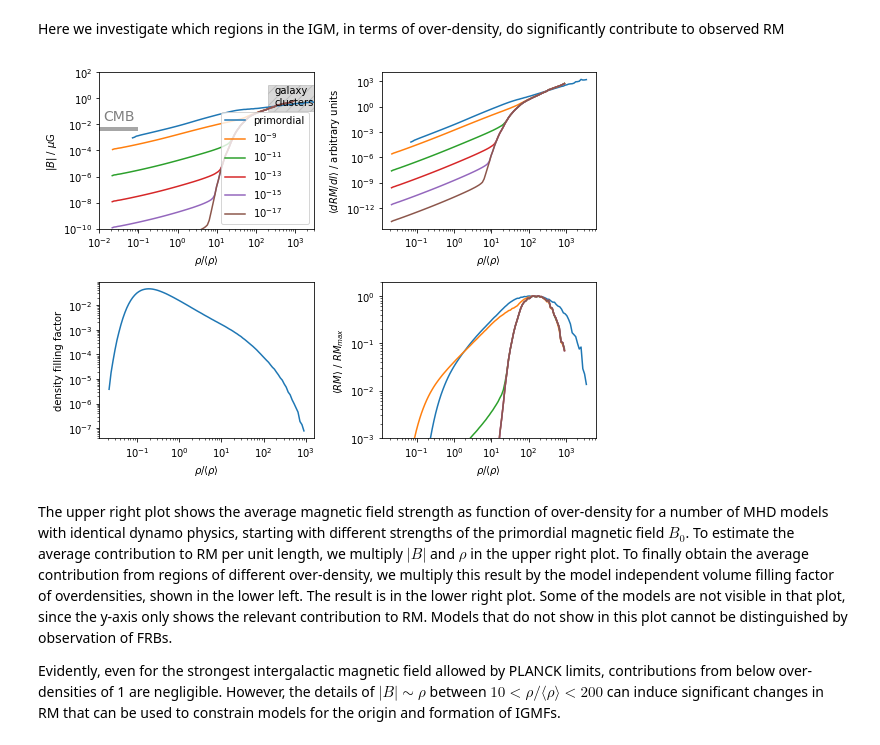
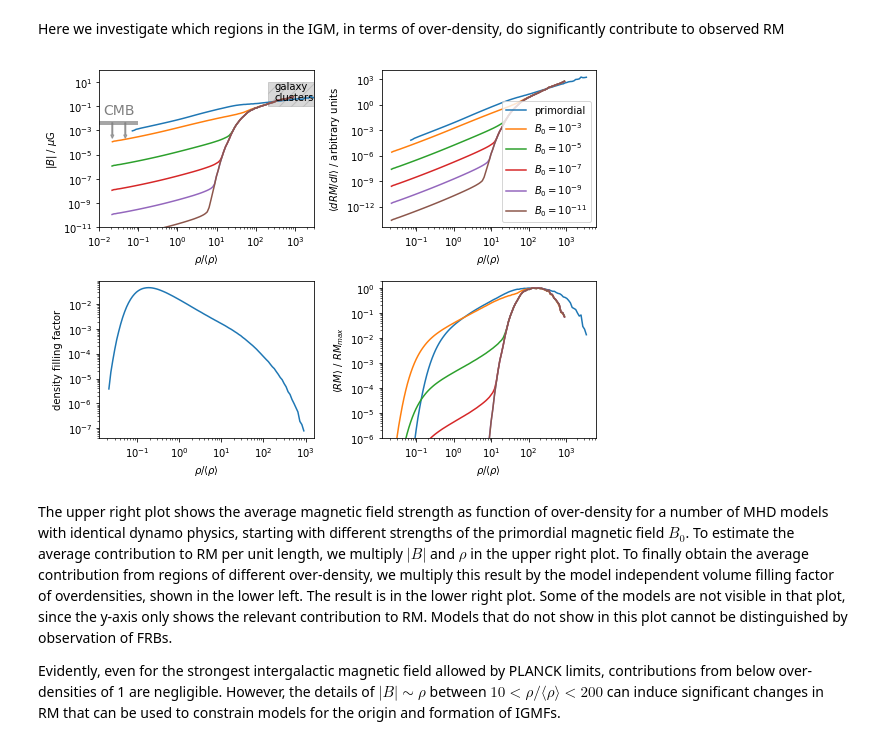
Before and after one commit to FRBs/PreFRBLE, a Jupyter notebook: notebooks/PreFRBLE_IGM_models.ipynb, the cells around one changed output. Saved outputs shown, nothing was run; the diff lists cells and outputs as text; code cells hidden in the pictures.

```diff
--- a/notebooks/PreFRBLE_IGM_models.ipynb
+++ b/notebooks/PreFRBLE_IGM_models.ipynb
@@ -160,45 +182,49 @@ B = data['B'][:-1]
 axs[0][0].loglog(rho, B, label=r"primordial")
 dRM = B*rho
 axs[0][1].loglog(rho, dRM, label='primordial')
 RM = dRM*rho_ff[0]
 axs[1][1].loglog(rho, RM/np.max(RM), label='primordial')
 
 
 for B0 in [9,11,13,15,17]:
     data = np.genfromtxt( root_test + 'rho2B_B%ib.txt' % B0, names=True )
     rho = data['density'][:-1]
 #    rho = rho[:1] + np.diff(rho)/2
     B = data['B'][:-1]
-    axs[0][0].loglog(rho, B, label=r"$10^{-%i}$" % B0)
+    label = r"$B_0 = 10^{-%i}$" % (B0-6)
+    axs[0][0].loglog(rho, B, label=label )
     dRM = B*rho
-    axs[0][1].loglog(rho, dRM, label='primordial')
+    axs[0][1].loglog(rho, dRM, label=label)
     RM = dRM*rho_ff[0]
-    axs[1][1].loglog(rho, RM/np.max(RM), label='primordial')
+    axs[1][1].loglog(rho, RM/np.max(RM), label=label )
 
-PlotLimit( axs[0][0], [1e-2,1e-1], [4.4e-3,4.4e-3], label='CMB', lower_limit=False, shift_text_vertical=0.04)
 
-axs[0][0].fill([2e2,2e2,1e4,1e4],[1e-1,10,10,1e-1], hatch='//', facecolor='none', alpha=0.3, color='gray')
-axs[0][0].text(3e2, 0.3, 'galaxy\nclusters')
-
-axs[0][0].legend()
-#axs[1].legend()
 axs[0][0].set_xlim(1e-2,3e3)
-axs[0][0].set_ylim(1e-10,100)
+axs[0][0].set_ylim(1e-11,100)
 #axs[1].set_ylim(1e-10,10)
-axs[1][1].set_ylim(1e-3,2)
+axs[1][1].set_ylim(1e-6,2)
 axs[0][0].set_xlabel(r"$\rho/\langle\rho\rangle$")
 axs[0][1].set_xlabel(r"$\rho/\langle\rho\rangle$")
 axs[1][0].set_xlabel(r"$\rho/\langle\rho\rangle$")
 axs[1][1].set_xlabel(r"$\rho/\langle\rho\rangle$")
 axs[0][0].set_ylabel(r"$|B|$ / $\mu$G")
 axs[0][1].set_ylabel(r"$\langle dRM/dl\rangle$ / arbitrary units")
 axs[1][0].set_ylabel(r"density filling factor")
 axs[1][1].set_ylabel(r"$\langle RM\rangle$ / $RM_{max}$")
 
+axs[0][1].legend( loc='lower right')
+#axs[1].legend()
+
+
+PlotLimit( axs[0][0], [1.01e-2,1e-1], [4.4e-3,4.4e-3], label='CMB', lower_limit=False, shift_text_vertical=0.04)
+
+axs[0][0].fill([2e2,2e2,1e4,1e4],[1e-1,10,10,1e-1], hatch='//', facecolor='none', alpha=0.3, color='gray')
+axs[0][0].text(3e2, 0.3, 'galaxy\nclusters')
+
 
 plt.tight_layout()
 # %% [output]
-[figure, old version]
+[figure, new version]
 # %% [markdown]
 The upper right plot shows the average magnetic field strength as function of over-density for a number of MHD models with identical dynamo physics, starting with different strengths of the primordial magnetic field $B_0$. To estimate the average contribution to RM per unit length, we multiply $|B|$ and $\rho$ in the upper right plot.
 To finally obtain the average contribution from regions of different over-density, we multiply this result by the model independent volume filling factor of overdensities, shown in the lower left. The result is in the lower right plot. Some of the models are not visible in that plot, since the y-axis only shows the relevant contribution to RM. Models that do not show in this plot cannot be distinguished by observation of FRBs.
```
Also changed, not shown: parts of 2 cells of this notebook, 5 other files.
